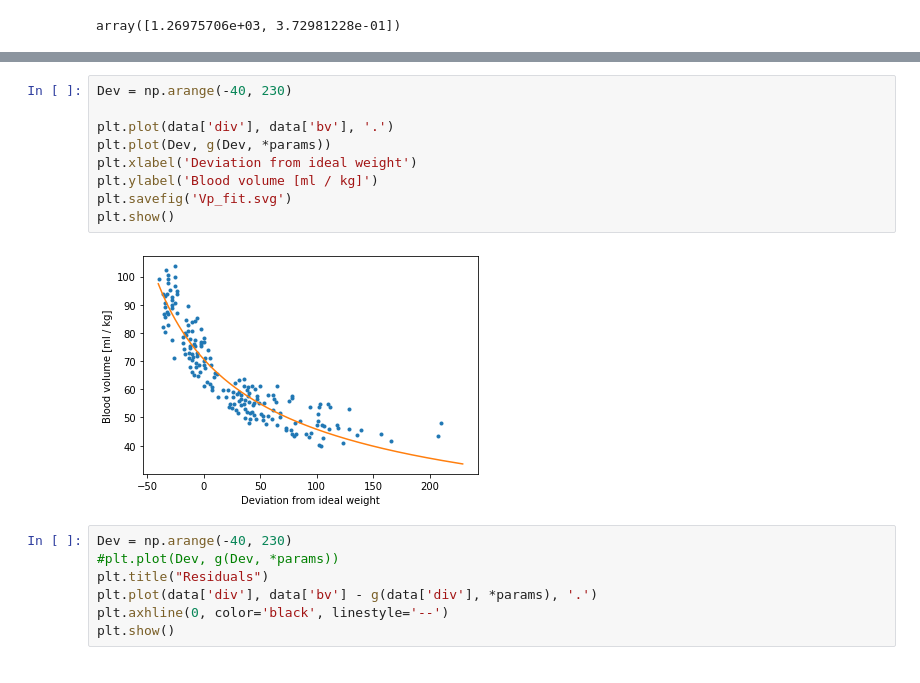
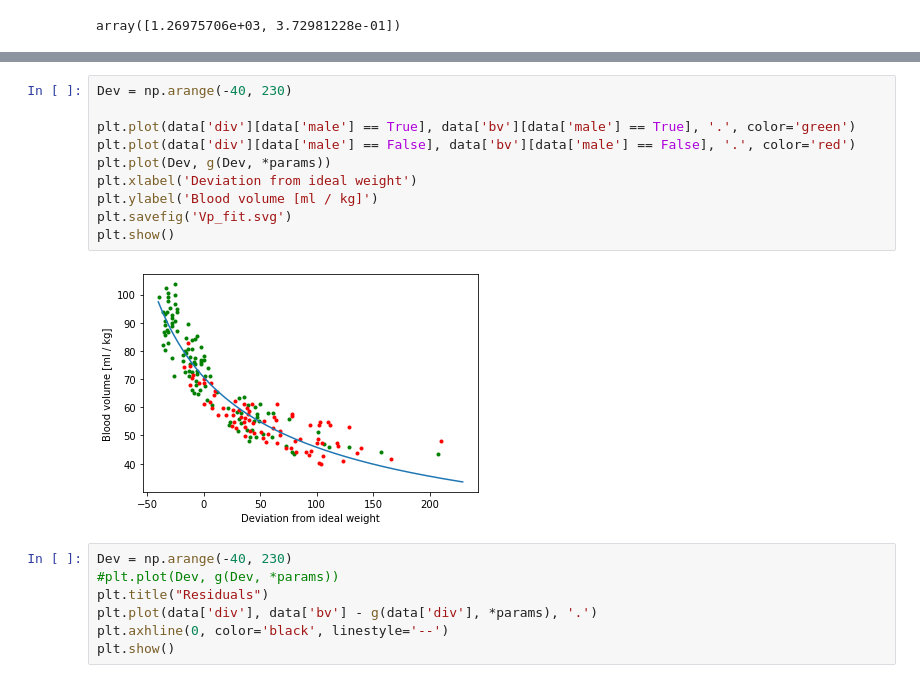
Before and after one commit to biona001/Thyrosim.jl, a Jupyter notebook: python/Vp stuff.ipynb, the cells around one changed output, grey strips where cells are left out. Cells and saved outputs as stored; diff of their text form.

Commit message:
Updated files of Vp fitting to newer version (separate male/female fit).

```diff
--- a/python/Vp stuff.ipynb
+++ b/python/Vp stuff.ipynb
@@ -194,14 +194,15 @@ array([[1.10930266e+02,            nan],
 # %%
 Dev = np.arange(-40, 230)
 
-plt.plot(data['div'], data['bv'], '.')
+plt.plot(data['div'][data['male'] == True], data['bv'][data['male'] == True], '.', color='green')
+plt.plot(data['div'][data['male'] == False], data['bv'][data['male'] == False], '.', color='red')
 plt.plot(Dev, g(Dev, *params))
 plt.xlabel('Deviation from ideal weight')
 plt.ylabel('Blood volume [ml / kg]')
 plt.savefig('Vp_fit.svg')
 plt.show()
 # %% [output]
-[figure, old version]
+[figure, new version]
 # %%
 Dev = np.arange(-40, 230)
 #plt.plot(Dev, g(Dev, *params))
```
Also changed, not shown: parts of 7 cells of this notebook.
